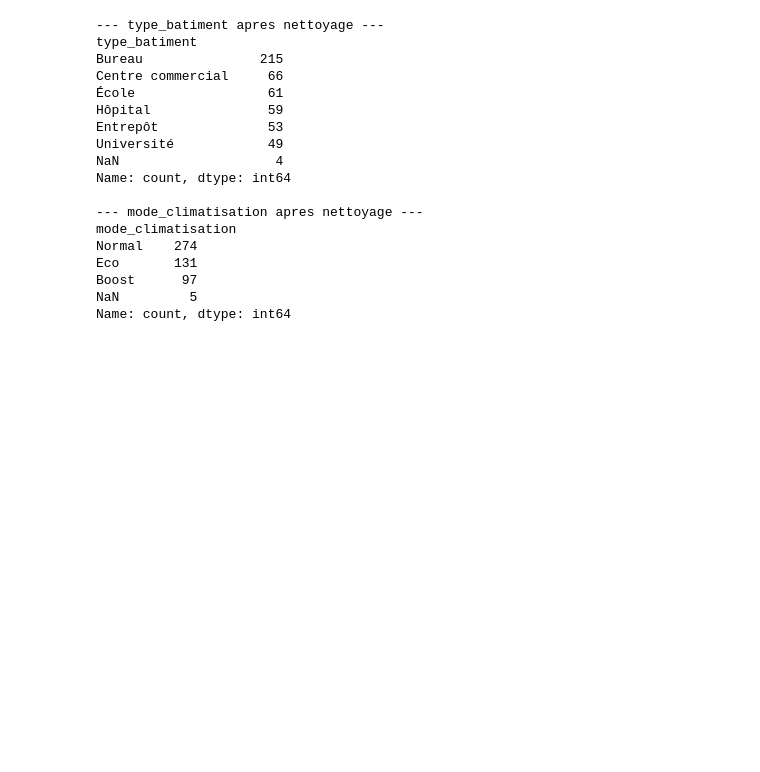
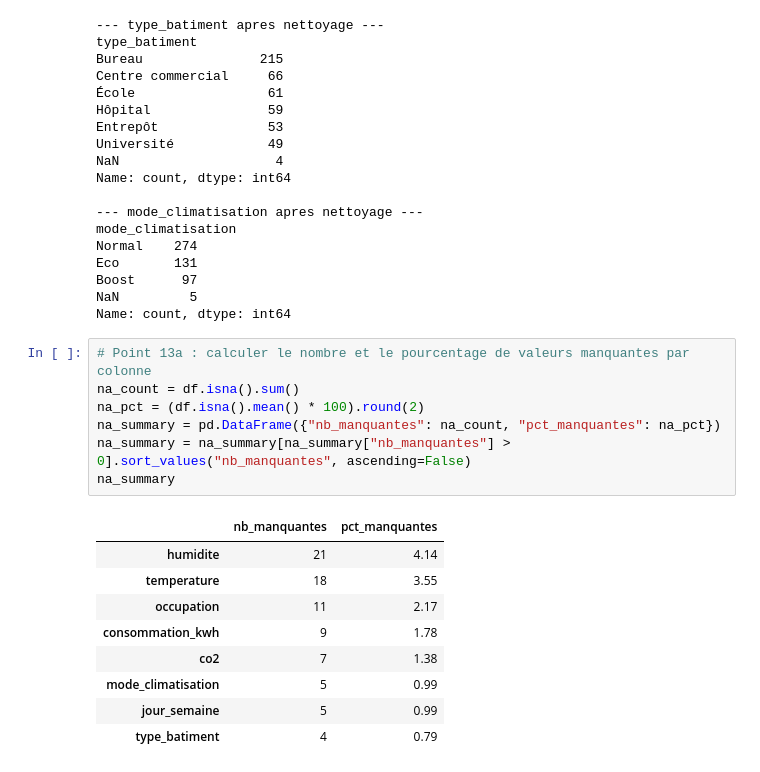
Before and after one commit to fatoufall737/atelier_prepa_donnees_tab, a Jupyter notebook: notebooks/atelier_prepa_donnees_tab.ipynb, the cells around one changed output. Drawn from its saved outputs; the diff is of its cells as text; blank space fills up the shorter version.

Commit message:
Partie 1 - point 13a : nombre et pourcentage de valeurs manquantes
Calcul du nombre et du pourcentage de valeurs manquantes par colonne avec isna().sum() et isna().mean(), en reponse au point 13a de la consigne.

```diff
--- a/notebooks/atelier_prepa_donnees_tab.ipynb
+++ b/notebooks/atelier_prepa_donnees_tab.ipynb
@@ -288,3 +288,20 @@ Eco       131
 Boost      97
 NaN         5
 Name: count, dtype: int64
+# %%
+# Point 13a : calculer le nombre et le pourcentage de valeurs manquantes par colonne
+na_count = df.isna().sum()
+na_pct = (df.isna().mean() * 100).round(2)
+na_summary = pd.DataFrame({"nb_manquantes": na_count, "pct_manquantes": na_pct})
+na_summary = na_summary[na_summary["nb_manquantes"] > 0].sort_values("nb_manquantes", ascending=False)
+na_summary
+# %% [output]
+|  | nb_manquantes | pct_manquantes |
+| humidite | 21 | 4.14 |
+| temperature | 18 | 3.55 |
+| occupation | 11 | 2.17 |
+| consommation_kwh | 9 | 1.78 |
+| co2 | 7 | 1.38 |
+| mode_climatisation | 5 | 0.99 |
+| jour_semaine | 5 | 0.99 |
+| type_batiment | 4 | 0.79 |
```
